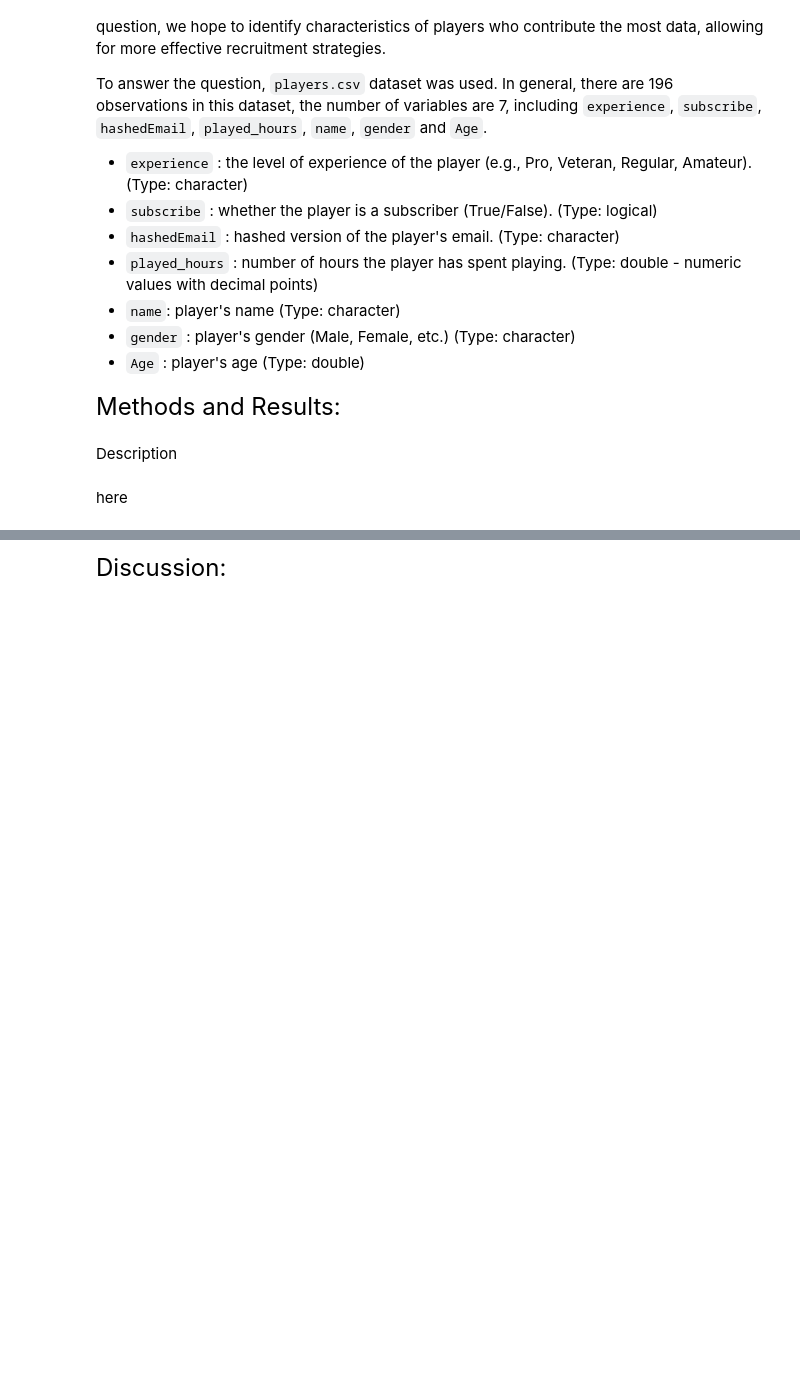
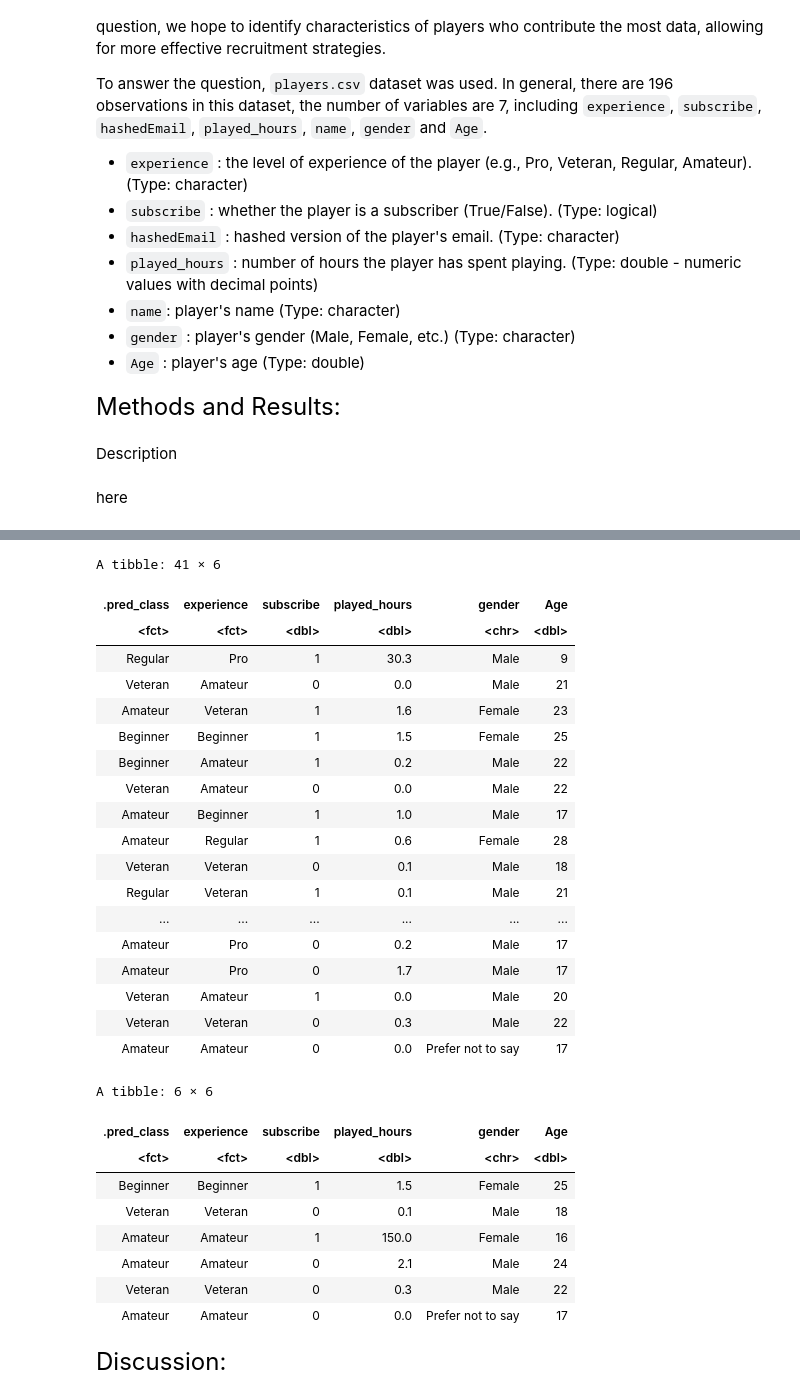
Before and after one commit to jashanbains-24/DSCI-100-Group-Project, a Jupyter notebook: Group_Project.ipynb, the cells around one changed output, grey strips where cells are left out. Saved outputs shown, nothing was run; the diff lists cells and outputs as text; code cells hidden in the pictures; blank space fills up the shorter version.

```diff
--- a/Group_Project.ipynb
+++ b/Group_Project.ipynb
@@ -208,2 +195,54 @@ best_k
+# %%
+#predicing on the testing data
+minecraft_finalspec <- nearest_neighbor(weight_func="rectangular",neighbors=best_k)|>
+                        set_engine("kknn")|>
+                        set_mode("classification")
+
+minecraft_fit <- workflow()|>
+                    add_recipe(minecraft_recipe)|>
+                    add_model(minecraft_finalspec)|>
+                    fit(minecraft_training)
+
+
+minecraft_test_predictions <- predict(minecraft_fit,minecraft_testing)|>
+                                    bind_cols(minecraft_testing)|>
+                                    mutate(experience =as_factor(experience ))
+
+minecraft_test_predictions
+
+
+minecraft_prediction_true <- minecraft_test_predictions|>
+                                filter(.pred_class==experience)
+
+minecraft_prediction_true
+# %% [output]
+A tibble: 41 × 6
+| .pred_class | experience | subscribe | played_hours | gender | Age |
+| <fct> | <fct> | <dbl> | <dbl> | <chr> | <dbl> |
+| Regular | Pro | 1 | 30.3 | Male | 9 |
+| Veteran | Amateur | 0 | 0.0 | Male | 21 |
+| Amateur | Veteran | 1 | 1.6 | Female | 23 |
+| Beginner | Beginner | 1 | 1.5 | Female | 25 |
+| Beginner | Amateur | 1 | 0.2 | Male | 22 |
+| Veteran | Amateur | 0 | 0.0 | Male | 22 |
+| Amateur | Beginner | 1 | 1.0 | Male | 17 |
+| Amateur | Regular | 1 | 0.6 | Female | 28 |
+| Veteran | Veteran | 0 | 0.1 | Male | 18 |
+| Regular | Veteran | 1 | 0.1 | Male | 21 |
+| ... | ... | ... | ... | ... | ... |
+| Amateur | Pro | 0 | 0.2 | Male | 17 |
+| Amateur | Pro | 0 | 1.7 | Male | 17 |
+| Veteran | Amateur | 1 | 0.0 | Male | 20 |
+| Veteran | Veteran | 0 | 0.3 | Male | 22 |
+| Amateur | Amateur | 0 | 0.0 | Prefer not to say | 17 |
+A tibble: 6 × 6
+| .pred_class | experience | subscribe | played_hours | gender | Age |
+| <fct> | <fct> | <dbl> | <dbl> | <chr> | <dbl> |
+| Beginner | Beginner | 1 | 1.5 | Female | 25 |
+| Veteran | Veteran | 0 | 0.1 | Male | 18 |
+| Amateur | Amateur | 1 | 150.0 | Female | 16 |
+| Amateur | Amateur | 0 | 2.1 | Male | 24 |
+| Veteran | Veteran | 0 | 0.3 | Male | 22 |
+| Amateur | Amateur | 0 | 0.0 | Prefer not to say | 17 |
 # %% [markdown]
 <font size= "5">Discussion:<font>
```
Also changed, not shown: parts of 6 cells of this notebook.
